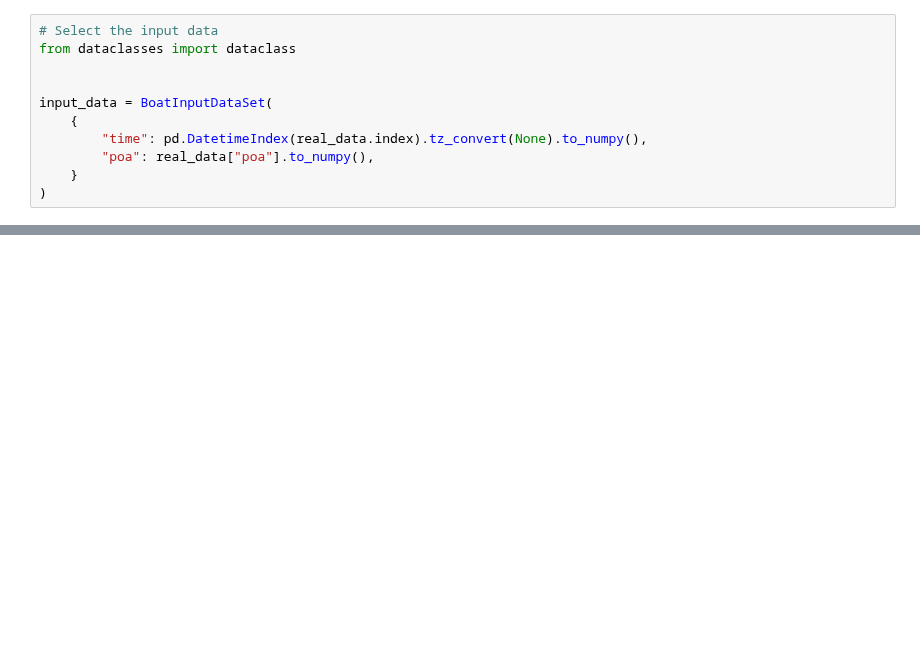
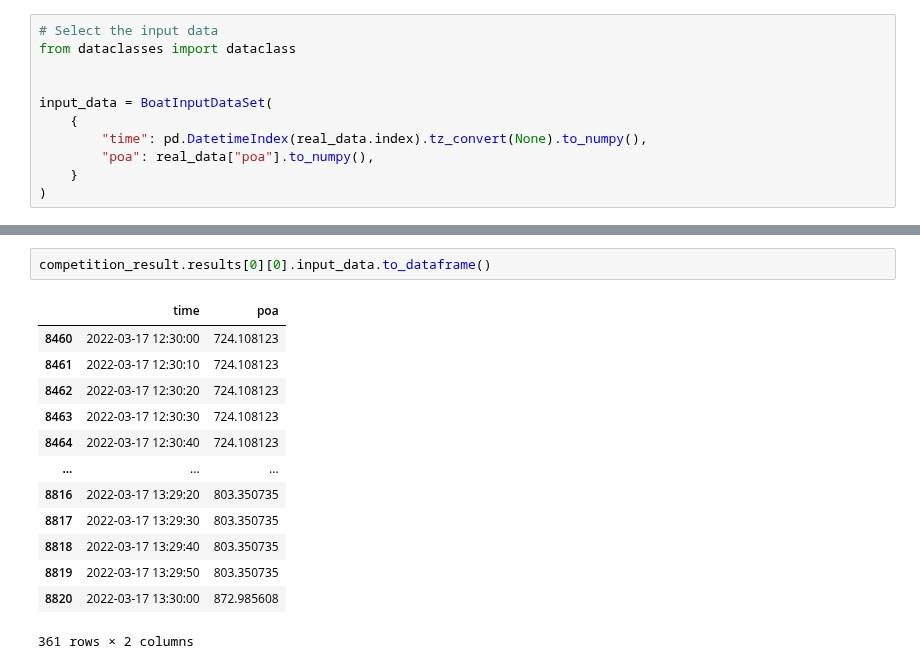
Before and after one commit to joaoantoniocardoso/solarboat_simulator, a Jupyter notebook: simulation.ipynb, the cells around one changed output, grey strips where cells are left out. Saved outputs shown, nothing was run; the diff lists cells and outputs as text; blank space fills up the shorter version.

```diff
--- a/simulation.ipynb
+++ b/simulation.ipynb
@@ -654,0 +632,16 @@ for event_result in competition_result.results:
+# %%
+competition_result.results[0][0].input_data.to_dataframe()
+# %% [output]
+|  | time | poa |
+| 8460 | 2022-03-17 12:30:00 | 724.108123 |
+| 8461 | 2022-03-17 12:30:10 | 724.108123 |
+| 8462 | 2022-03-17 12:30:20 | 724.108123 |
+| 8463 | 2022-03-17 12:30:30 | 724.108123 |
+| 8464 | 2022-03-17 12:30:40 | 724.108123 |
+| ... | ... | ... |
+| 8816 | 2022-03-17 13:29:20 | 803.350735 |
+| 8817 | 2022-03-17 13:29:30 | 803.350735 |
+| 8818 | 2022-03-17 13:29:40 | 803.350735 |
+| 8819 | 2022-03-17 13:29:50 | 803.350735 |
+| 8820 | 2022-03-17 13:30:00 | 872.985608 |
+361 rows × 2 columns
```
Also changed, not shown: parts of 8 cells of this notebook, 2 other files.
